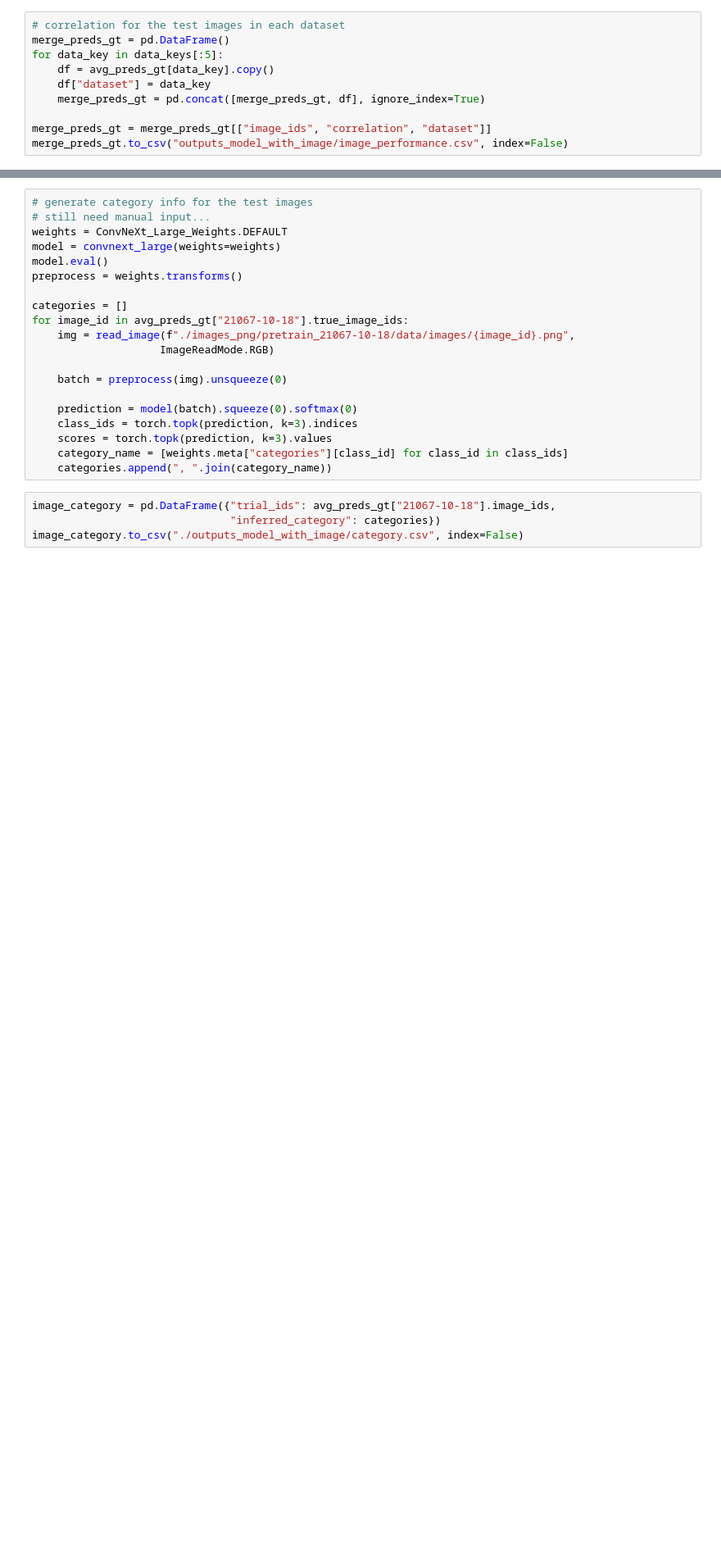
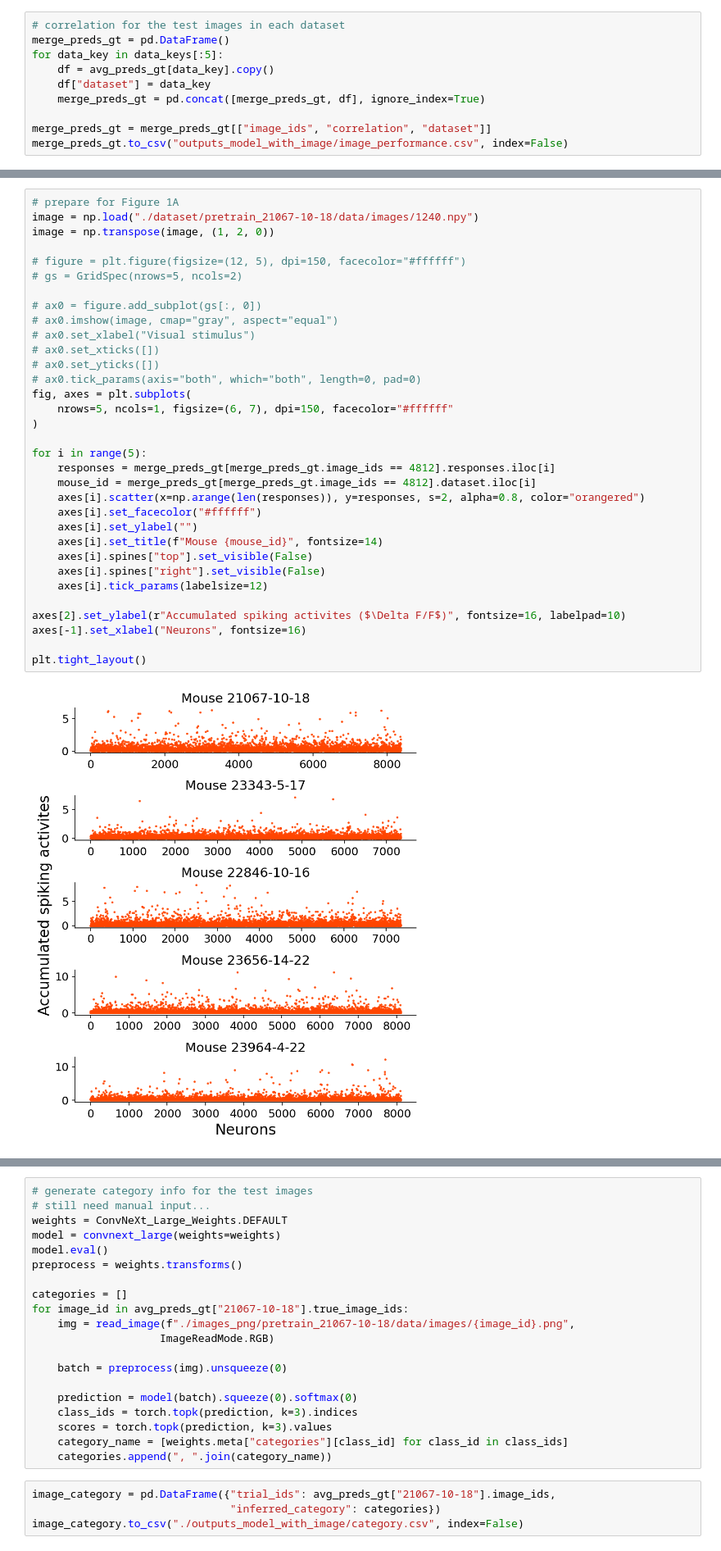
Before and after one commit to GuanLab/Sensorium2022_Challenge, a Jupyter notebook: analyze/inspect_model_with_image.ipynb, the cells around one changed output, grey strips where cells are left out. Shown at 82% size. Cells and saved outputs as stored; diff of their text form; blank space fills up the shorter version.

```diff
--- a/analyze/inspect_model_with_image.ipynb
+++ b/analyze/inspect_model_with_image.ipynb
@@ -133,0 +217,35 @@ image_complexity.to_csv("./outputs_model_with_image/image_complexity.csv", index
+# %%
+# prepare for Figure 1A
+image = np.load("./dataset/pretrain_21067-10-18/data/images/1240.npy")
+image = np.transpose(image, (1, 2, 0))
+
+# figure = plt.figure(figsize=(12, 5), dpi=150, facecolor="#ffffff")
+# gs = GridSpec(nrows=5, ncols=2)
+
+# ax0 = figure.add_subplot(gs[:, 0])
+# ax0.imshow(image, cmap="gray", aspect="equal")
+# ax0.set_xlabel("Visual stimulus")
+# ax0.set_xticks([])
+# ax0.set_yticks([])
+# ax0.tick_params(axis="both", which="both", length=0, pad=0)
+fig, axes = plt.subplots(
+    nrows=5, ncols=1, figsize=(6, 7), dpi=150, facecolor="#ffffff"
+)
+
+for i in range(5):
+    responses = merge_preds_gt[merge_preds_gt.image_ids == 4812].responses.iloc[i]
+    mouse_id = merge_preds_gt[merge_preds_gt.image_ids == 4812].dataset.iloc[i]
+    axes[i].scatter(x=np.arange(len(responses)), y=responses, s=2, alpha=0.8, color="orangered")
+    axes[i].set_facecolor("#ffffff")
+    axes[i].set_ylabel("")
+    axes[i].set_title(f"Mouse {mouse_id}", fontsize=14)
+    axes[i].spines["top"].set_visible(False)
+    axes[i].spines["right"].set_visible(False)
+    axes[i].tick_params(labelsize=12)
+
+axes[2].set_ylabel(r"Accumulated spiking activites ($\Delta F/F$)", fontsize=16, labelpad=10)
+axes[-1].set_xlabel("Neurons", fontsize=16)
+
+plt.tight_layout()
+# %% [output]
+[figure, added]
```
Also changed, not shown: parts of 46 cells of this notebook, 26 other files.
